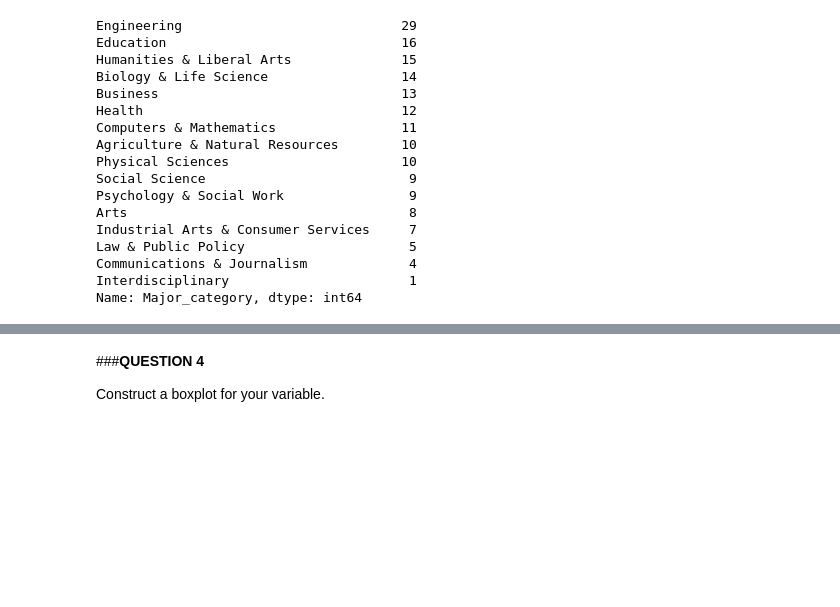
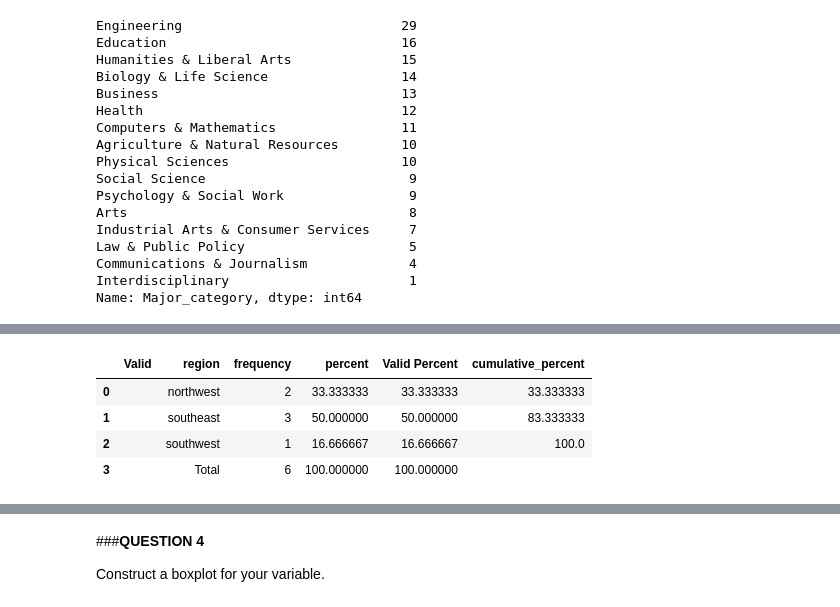
Before and after one commit to ksuaray/LAEP_S24, a Jupyter notebook: US Health Insurance Assignment 1.ipynb, the cells around one changed output, grey strips where cells are left out. Cells and saved outputs as stored; diff of their text form; code cells hidden in the pictures; blank space fills up the shorter version.

```diff
--- a/US Health Insurance Assignment 1.ipynb
+++ b/US Health Insurance Assignment 1.ipynb
@@ -150 +138,33 @@ Name: Major_category, dtype: float64
+# %%
+# Resetting the index so that 'region' is a column for Plotly
+region_freq.reset_index(drop=True, inplace=True)
+# %%
+# Add 'Valid' and 'Valid Percent' columns to the DataFrame
+region_freq['Valid'] = ""
+region_freq['Valid Percent'] = region_freq['percent']
+# %%
+# Creating the bar chart
+fig = px.bar(region_freq, x='region', y='percent', title='Frequency Distribution of Regions')
+# %%
+total_row = pd.DataFrame({
+    'region': ['Total'],
+    'frequency': [region_freq['frequency'].sum()],
+    'percent': [region_freq['percent'].sum()],  # Total percent is always 100%
+    'cumulative_percent': "",  # Total cumulative percent is always 100%
+    'Valid': [region_freq['Valid'].sum()],
+    'Valid Percent': [region_freq['Valid Percent'].sum()]  # Total valid percent is always 100%
+})
+current_df = pd.concat([region_freq, total_row], ignore_index=True)
+# %%
+# Show the bar chart
+fig.show()
+
+# Output the frequency table
+current_df[['Valid','region', 'frequency', 'percent', 'Valid Percent', 'cumulative_percent']]
+# %% [output]
+|  | Valid | region | frequency | percent | Valid Percent | cumulative_percent |
+| 0 |  | northwest | 2 | 33.333333 | 33.333333 | 33.333333 |
+| 1 |  | southeast | 3 | 50.000000 | 50.000000 | 83.333333 |
+| 2 |  | southwest | 1 | 16.666667 | 16.666667 | 100.0 |
+| 3 |  | Total | 6 | 100.000000 | 100.000000 |  |
 # %%
```
Also changed, not shown: parts of 17 cells of this notebook.
